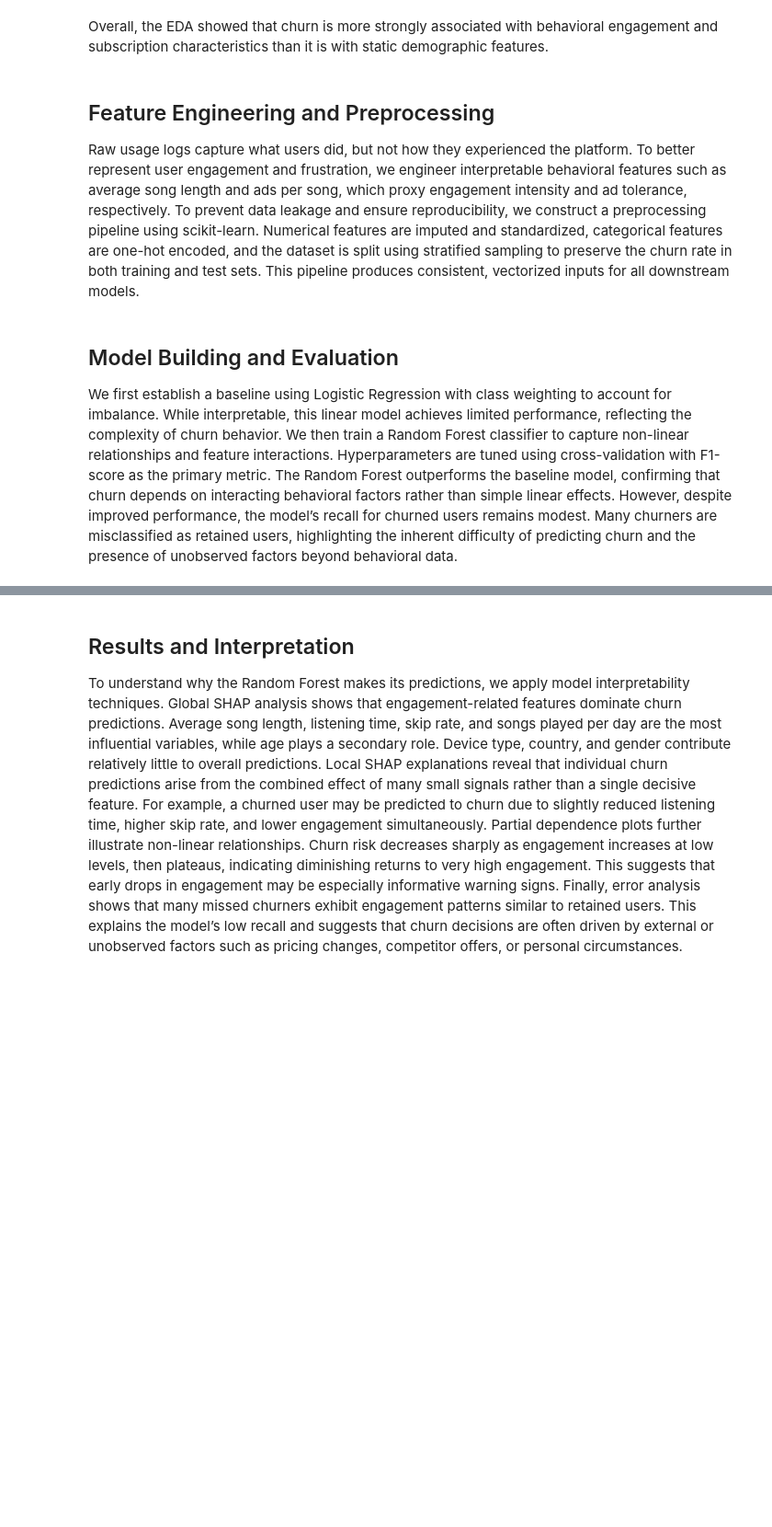
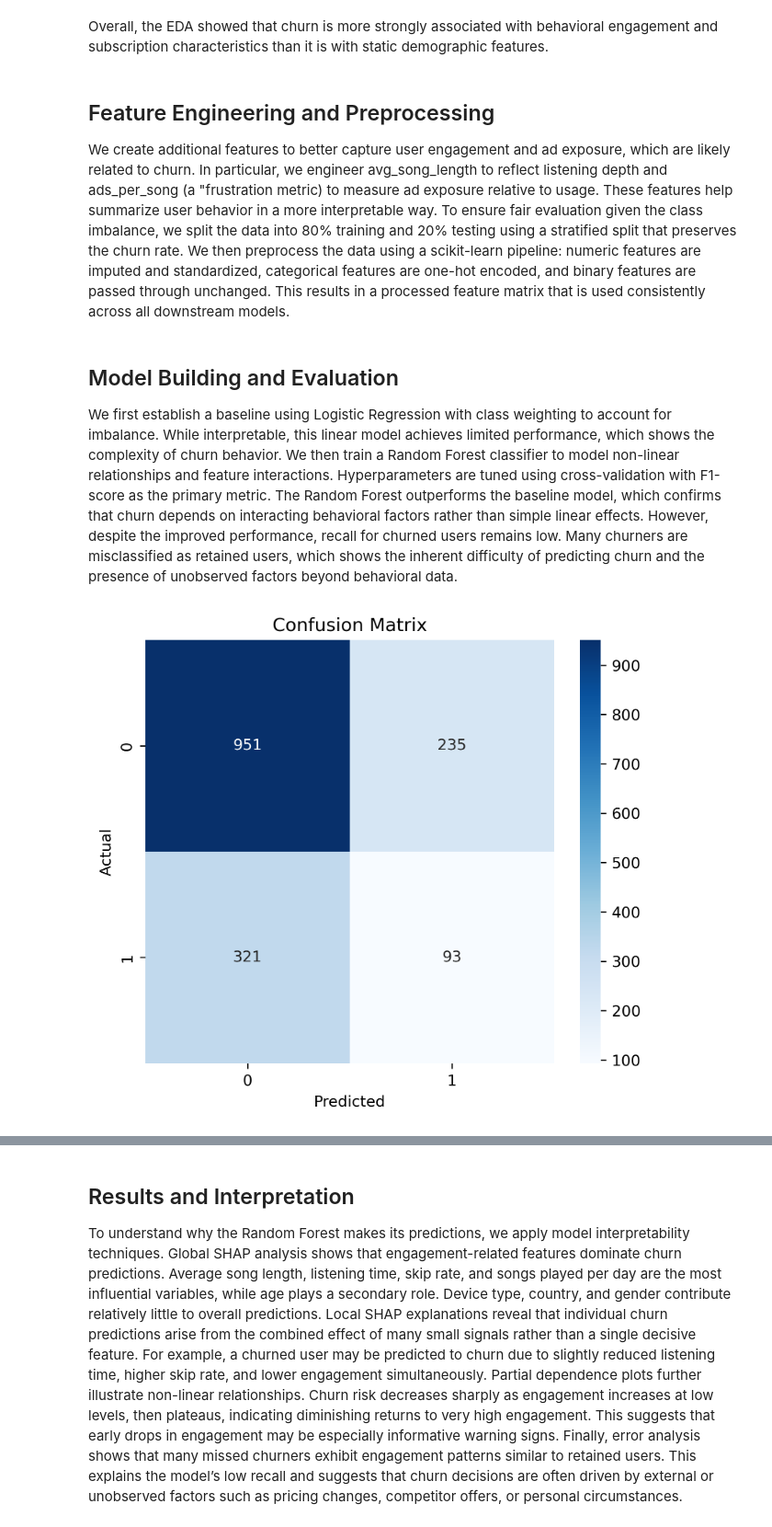
Before and after one commit to UCB-stat-159-f25/final-group08, a Jupyter notebook: notebooks/main.ipynb, the cells around one changed output, grey strips where cells are left out. Shown: that part at 92% size. Cells and saved outputs as stored; diff of their text form; code cells hidden in the pictures; blank space fills up the shorter version.

Commit message:
modeling section complete

```diff
--- a/notebooks/main.ipynb
+++ b/notebooks/main.ipynb
@@ -152,10 +152,15 @@ Here, we see that users who utilize offline listening features exhibit substanti
 Overall, the EDA showed that churn is more strongly associated with behavioral engagement and subscription characteristics than it is with static demographic features.
 # %% [markdown]
 ## Feature Engineering and Preprocessing
-Raw usage logs capture what users did, but not how they experienced the platform. To better represent user engagement and frustration, we engineer interpretable behavioral features such as average song length and ads per song, which proxy engagement intensity and ad tolerance, respectively.
-To prevent data leakage and ensure reproducibility, we construct a preprocessing pipeline using scikit-learn. Numerical features are imputed and standardized, categorical features are one-hot encoded, and the dataset is split using stratified sampling to preserve the churn rate in both training and test sets. This pipeline produces consistent, vectorized inputs for all downstream models.
+We create additional features to better capture user engagement and ad exposure, which are likely related to churn. In particular, we engineer avg_song_length to reflect listening depth and ads_per_song (a "frustration metric) to measure ad exposure relative to usage. These features help summarize user behavior in a more interpretable way.
+To ensure fair evaluation given the class imbalance, we split the data into 80% training and 20% testing using a stratified split that preserves the churn rate. We then preprocess the data using a scikit-learn pipeline: numeric features are imputed and standardized, categorical features are one-hot encoded, and binary features are passed through unchanged. This results in a processed feature matrix that is used consistently across all downstream models.
 # %% [markdown]
 ## Model Building and Evaluation
-We first establish a baseline using Logistic Regression with class weighting to account for imbalance. While interpretable, this linear model achieves limited performance, reflecting the complexity of churn behavior.
-We then train a Random Forest classifier to capture non-linear relationships and feature interactions. Hyperparameters are tuned using cross-validation with F1-score as the primary metric. The Random Forest outperforms the baseline model, confirming that churn depends on interacting behavioral factors rather than simple linear effects.
-However, despite improved performance, the model’s recall for churned users remains modest. Many churners are misclassified as retained users, highlighting the inherent difficulty of predicting churn and the presence of unobserved factors beyond behavioral data.
+We first establish a baseline using Logistic Regression with class weighting to account for imbalance. While interpretable, this linear model achieves limited performance, which shows the complexity of churn behavior.
+We then train a Random Forest classifier to model non-linear relationships and feature interactions. Hyperparameters are tuned using cross-validation with F1-score as the primary metric. The Random Forest outperforms the baseline model, which confirms that churn depends on interacting behavioral factors rather than simple linear effects.
+However, despite the improved performance, recall for churned users remains low. Many churners are misclassified as retained users, which shows the inherent difficulty of predicting churn and the presence of unobserved factors beyond behavioral data.
+# %%
+img_path4 = Path.cwd().parent / "fig_builds" / "step04_modeling" / "step04_confusion_matrix.png"
+display(Image(filename=str(img_path4)))
+# %% [output]
+[figure, added]
```
Also changed, not shown: parts of 3 cells of this notebook.
